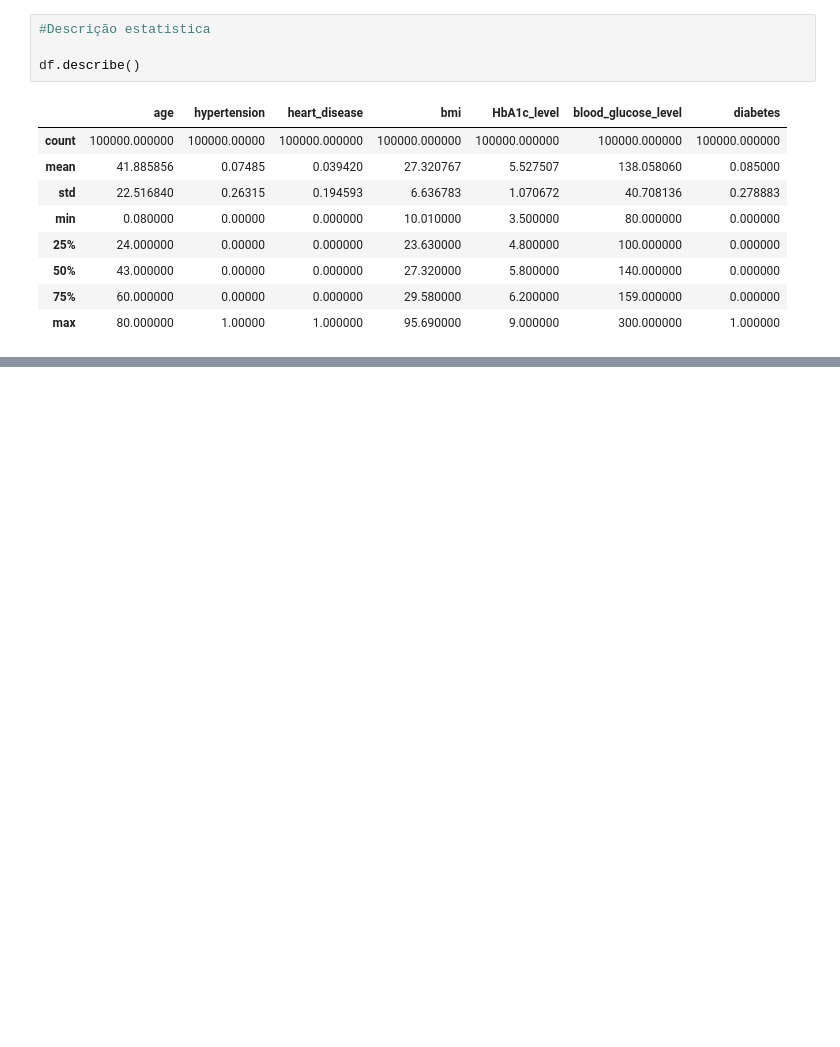
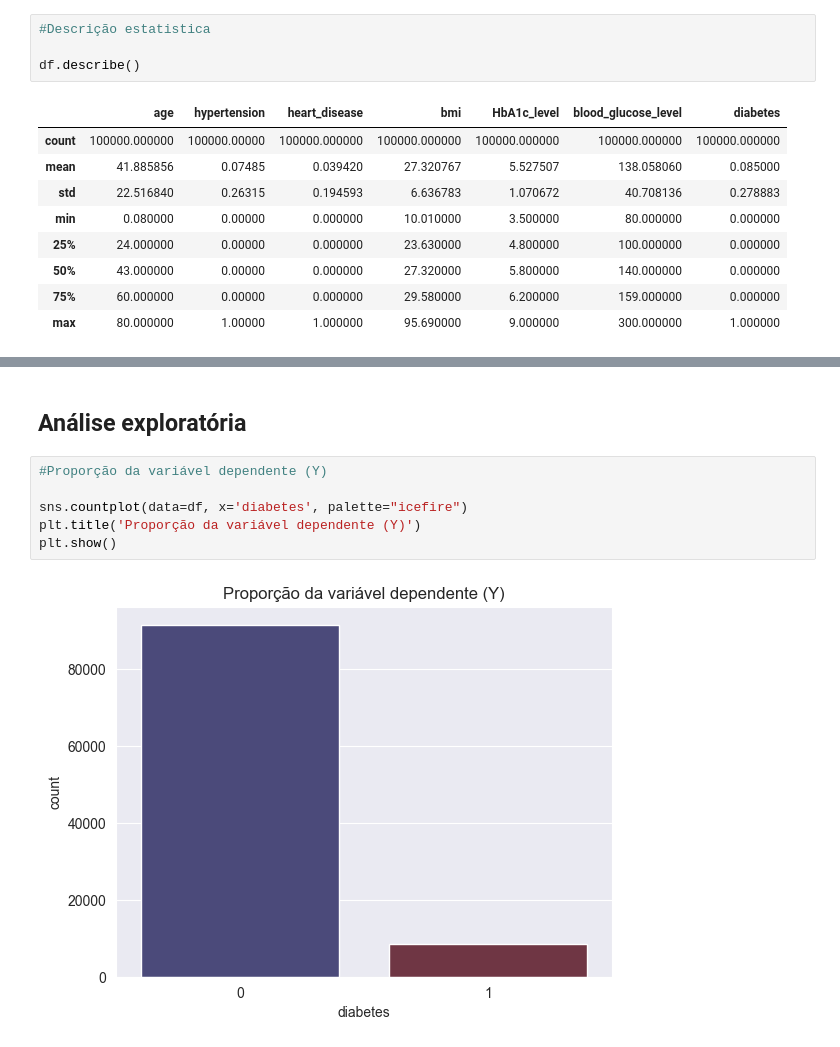
Before and after one commit to luizaalovo/diabetes-prediction, a Jupyter notebook: Previsão de diabetes.ipynb, the cells around one changed output, grey strips where cells are left out. Drawn from its saved outputs; the diff is of its cells as text; blank space fills up the shorter version.

```diff
--- a/Previsão de diabetes.ipynb
+++ b/Previsão de diabetes.ipynb
@@ -113,0 +157,10 @@ df.describe()
+# %% [markdown]
+## Análise exploratória
+# %%
+#Proporção da variável dependente (Y)
+
+sns.countplot(data=df, x='diabetes', palette="icefire")
+plt.title('Proporção da variável dependente (Y)')
+plt.show()
+# %% [output]
+[figure, added]
```
Also changed, not shown: parts of 70 cells of this notebook, 1 other file.
